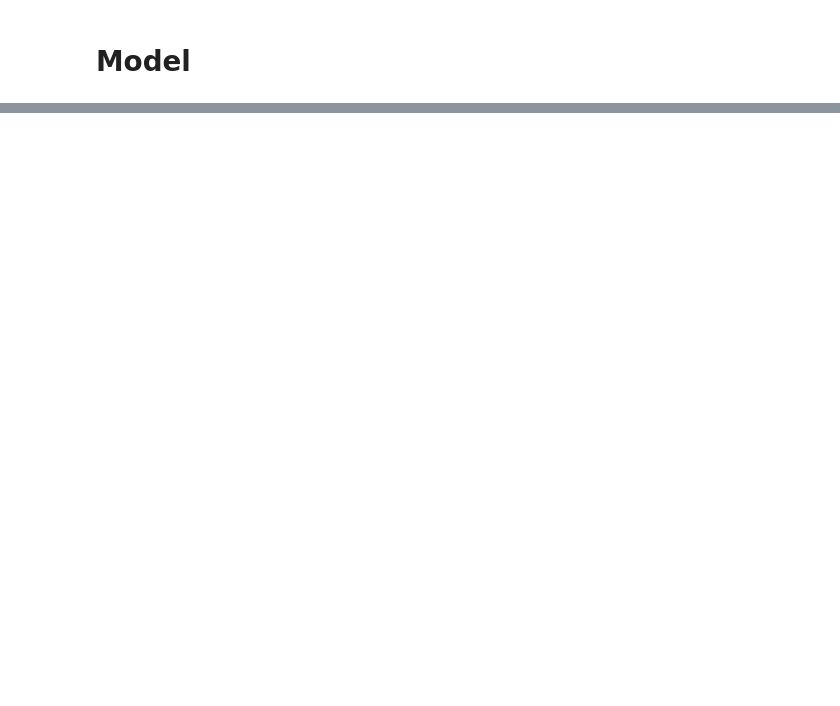
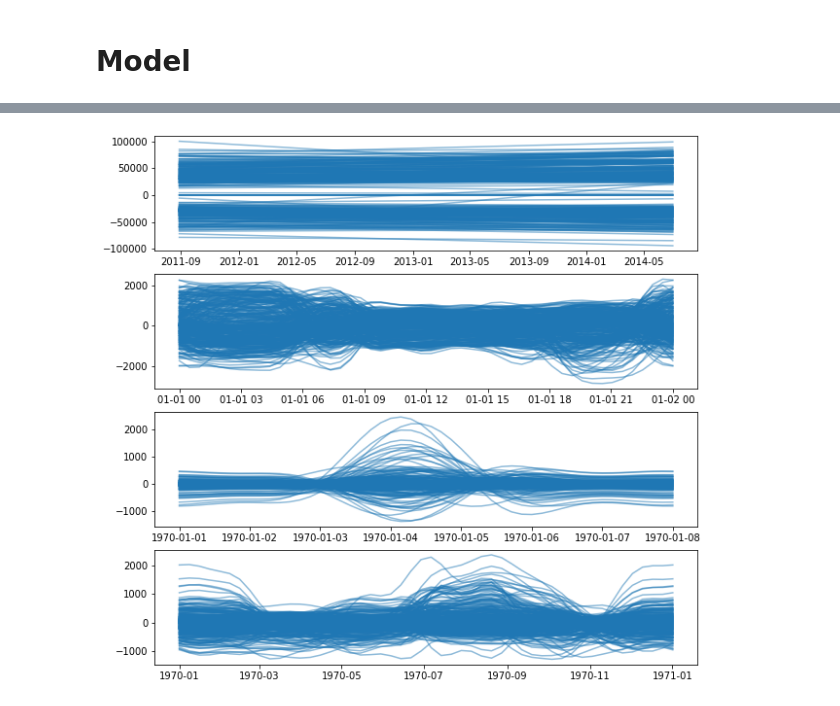
Before and after one commit to dantegates/keras-prophet, a Jupyter notebook: keras-prophet.ipynb, the cells around one changed output, grey strips where cells are left out. Cells and saved outputs as stored; diff of their text form; code cells hidden in the pictures; blank space fills up the shorter version.

Commit message:
simulated data looking decent, as is electricity. birthdays are spot on

```diff
--- a/keras-prophet.ipynb
+++ b/keras-prophet.ipynb
@@ -480 +398,22 @@ model.compile(loss=nb_nll, optimizer='adam')
+# %%
+%run stl.py
+%run losses.py
+
+n_items = df_train.id.nunique()
+t_range = df_train.t.min(), df_train.t.max()
+model = STL(
+    n_items=n_items,
+    embedding_dim=None,
+    trend_dim=1,
+    t_range=t_range,
+    n_inner_layers=1,
+    n_outer_layers=1,
+    periods=[(1, 10), (7, 3), (365.25, 10)],
+    n_changepoints=25,
+    n_ensemble=1,
+    output_activations='linear'
+)
+
+
+model._model.compile(loss='mse', optimizer='adam')
 # %%
@@ -499,13 +438,17 @@ Non-trainable params: 10
 __________________________________________________________________________________________________
 # %%
-train_sample = df_train.sample(1_500_000, weights=df_train.usage)
+train_sample = df_train
 
-model.fit(
-    train_sample[['id', 't']].to_dict('series'),
+
+Xt_train = train_sample[['id', 't']].to_dict('series')
+Xt_test = df_test[['id', 't']].to_dict('series')
+
+model._model.fit(
+    Xt_train,
     train_sample.usage,
-    batch_size=32,
+    batch_size=1024,
     epochs=10,
-    validation_data=(df_test[['id', 't']].to_dict('series'), df_test.usage),
+    validation_data=(Xt_test, df_test.usage),
     callbacks=[tf.keras.callbacks.ReduceLROnPlateau(verbose=1, patience=3)]
 )
 # %% [output]
@@ -546 +476,5 @@ for ax, E, P in zip(axs[1:], seasonal_embeddings, [1, 7, 365.25]):
+# %%
+model.plot()
+# %% [output]
+[figure, added]
 # %%
```
Also changed, not shown: parts of 16 cells of this notebook, 3 other files.
